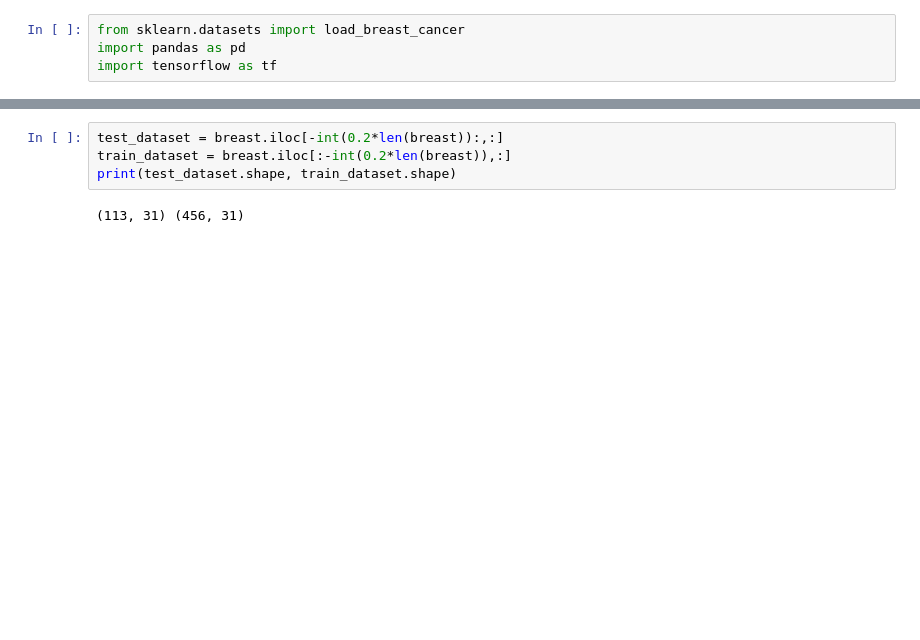
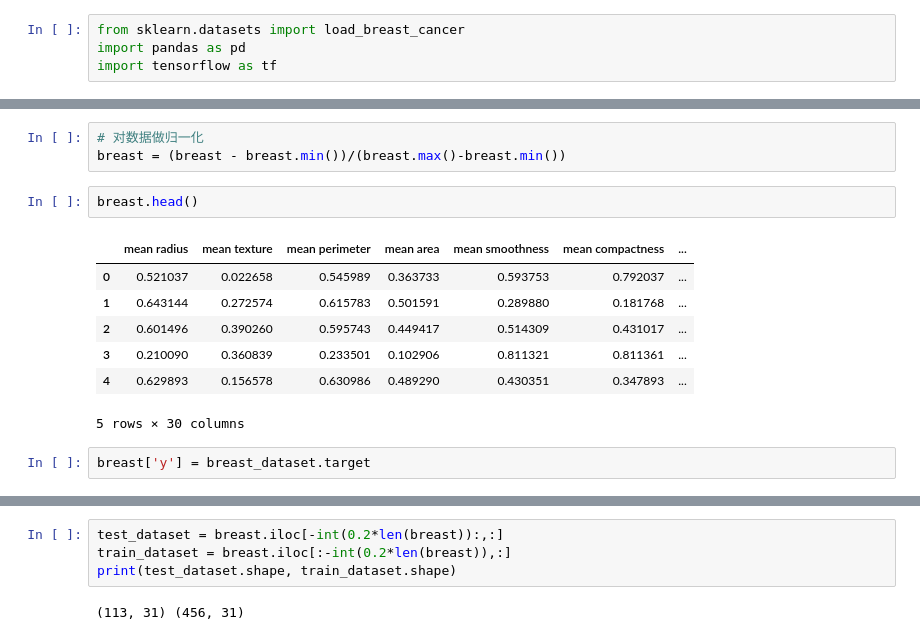
Before and after one commit to Kian716/deep-learning-practice, a Jupyter notebook: linear_regression_breast_cancer_no_keras.ipynb, the cells around one changed output, grey strips where cells are left out. Drawn from its saved outputs; the diff is of its cells as text; blank space fills up the shorter version.

```diff
--- a/linear_regression_breast_cancer_no_keras.ipynb
+++ b/linear_regression_breast_cancer_no_keras.ipynb
@@ -9,3 +20,18 @@ breast['y'] = breast_dataset.target
+# %%
+# 对数据做归一化
+breast = (breast - breast.min())/(breast.max()-breast.min())
+# %%
+breast.head()
+# %% [output]
+|  | mean radius | mean texture | mean perimeter | mean area | mean smoothness | mean compactness | ... |
+| 0 | 0.521037 | 0.022658 | 0.545989 | 0.363733 | 0.593753 | 0.792037 | ... |
+| 1 | 0.643144 | 0.272574 | 0.615783 | 0.501591 | 0.289880 | 0.181768 | ... |
+| 2 | 0.601496 | 0.390260 | 0.595743 | 0.449417 | 0.514309 | 0.431017 | ... |
+| 3 | 0.210090 | 0.360839 | 0.233501 | 0.102906 | 0.811321 | 0.811361 | ... |
+| 4 | 0.629893 | 0.156578 | 0.630986 | 0.489290 | 0.430351 | 0.347893 | ... |
+5 rows × 30 columns
+# %%
+breast['y'] = breast_dataset.target
 # %%
 breast.head()
 # %% [output]
```
Also changed, not shown: parts of 20 cells of this notebook.
